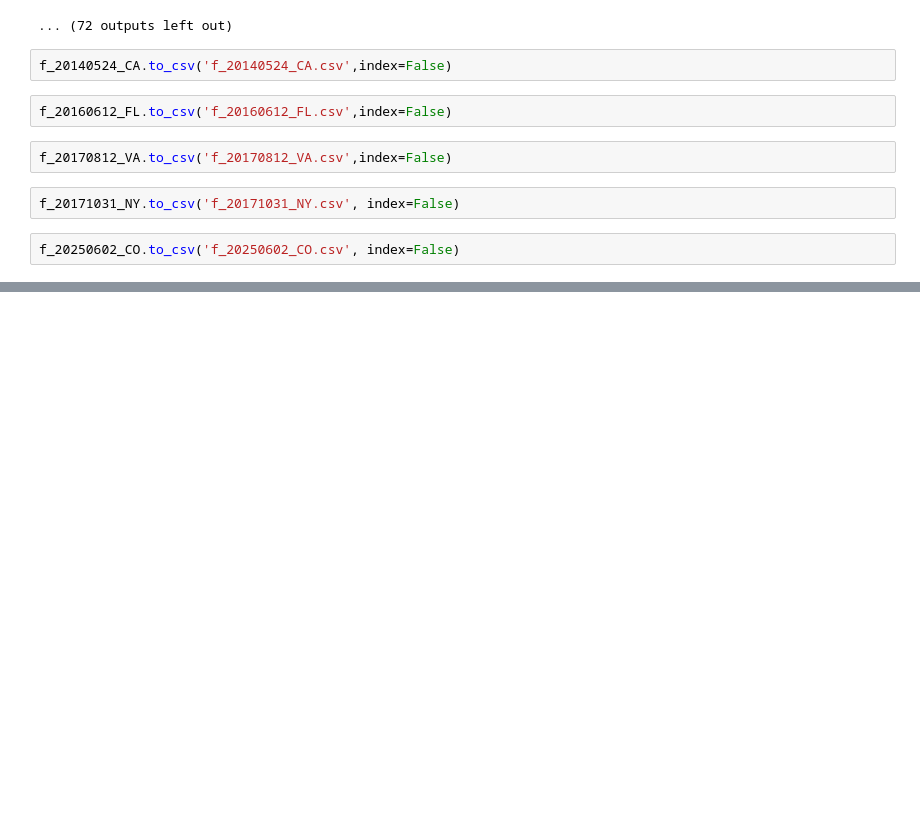
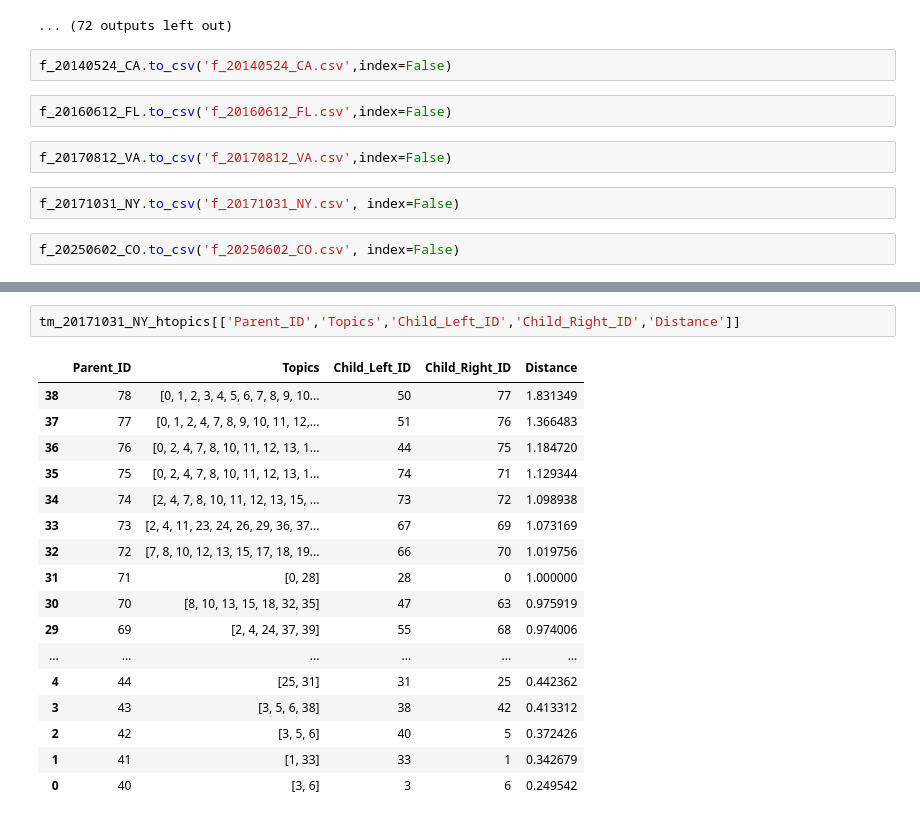
Before and after one commit to elugos/HSMS_LUGOS, a Jupyter notebook: gdeltparse.ipynb, the cells around one changed output, grey strips where cells are left out. Saved outputs shown, nothing was run; the diff lists cells and outputs as text; blank space fills up the shorter version.

```diff
--- a/gdeltparse.ipynb
+++ b/gdeltparse.ipynb
@@ -347,0 +470,20 @@ f_20171031_NY.head(50)
+# %%
+tm_20171031_NY_htopics[['Parent_ID','Topics','Child_Left_ID','Child_Right_ID','Distance']]
+# %% [output]
+|  | Parent_ID | Topics | Child_Left_ID | Child_Right_ID | Distance |
+| 38 | 78 | [0, 1, 2, 3, 4, 5, 6, 7, 8, 9, 10... | 50 | 77 | 1.831349 |
+| 37 | 77 | [0, 1, 2, 4, 7, 8, 9, 10, 11, 12,... | 51 | 76 | 1.366483 |
+| 36 | 76 | [0, 2, 4, 7, 8, 10, 11, 12, 13, 1... | 44 | 75 | 1.184720 |
+| 35 | 75 | [0, 2, 4, 7, 8, 10, 11, 12, 13, 1... | 74 | 71 | 1.129344 |
+| 34 | 74 | [2, 4, 7, 8, 10, 11, 12, 13, 15, ... | 73 | 72 | 1.098938 |
+| 33 | 73 | [2, 4, 11, 23, 24, 26, 29, 36, 37... | 67 | 69 | 1.073169 |
+| 32 | 72 | [7, 8, 10, 12, 13, 15, 17, 18, 19... | 66 | 70 | 1.019756 |
+| 31 | 71 | [0, 28] | 28 | 0 | 1.000000 |
+| 30 | 70 | [8, 10, 13, 15, 18, 32, 35] | 47 | 63 | 0.975919 |
+| 29 | 69 | [2, 4, 24, 37, 39] | 55 | 68 | 0.974006 |
+| ... | ... | ... | ... | ... | ... |
+| 4 | 44 | [25, 31] | 31 | 25 | 0.442362 |
+| 3 | 43 | [3, 5, 6, 38] | 38 | 42 | 0.413312 |
+| 2 | 42 | [3, 5, 6] | 40 | 5 | 0.372426 |
+| 1 | 41 | [1, 33] | 33 | 1 | 0.342679 |
+| 0 | 40 | [3, 6] | 3 | 6 | 0.249542 |
```
Also changed, not shown: parts of 23 cells of this notebook, 1 other file.
